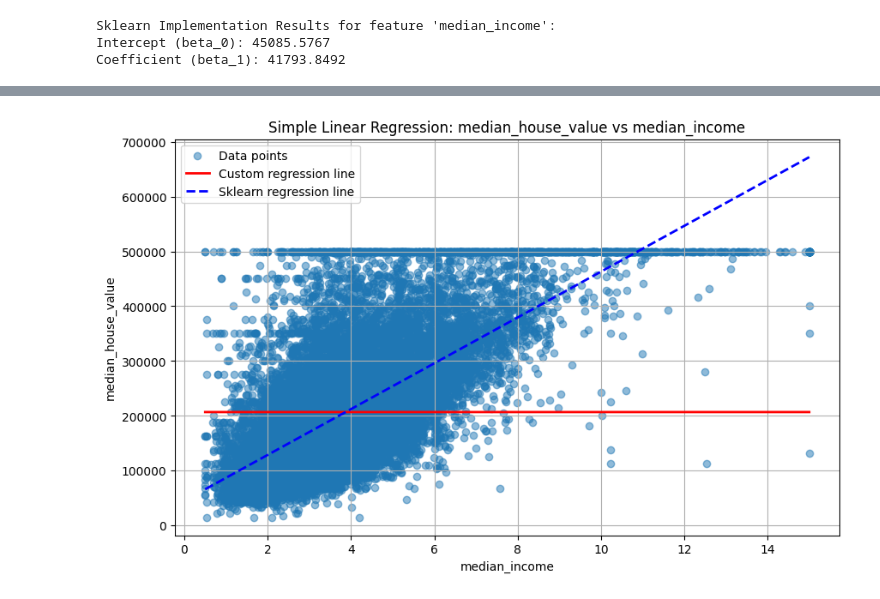
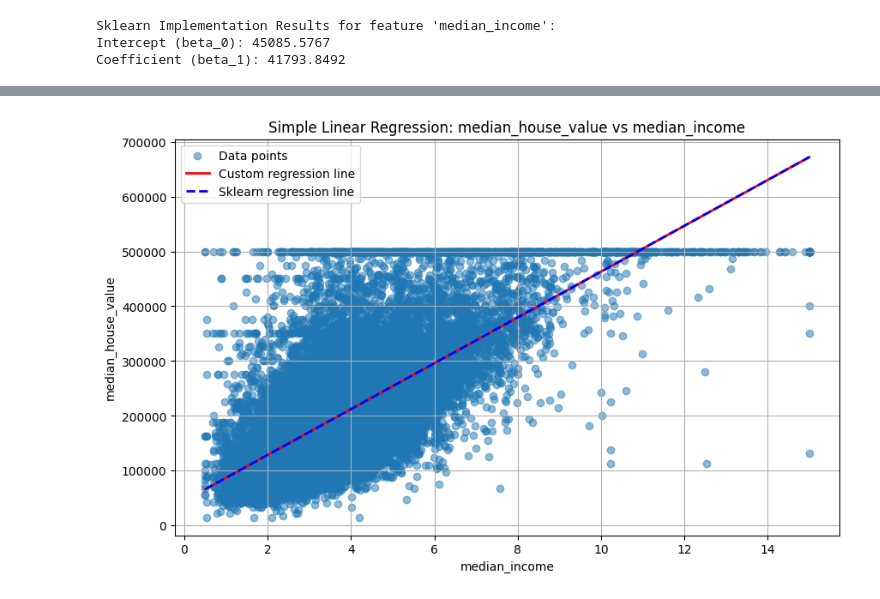
Before and after one commit to ShambaC/CU-MSC-DS-SEM4, a Jupyter notebook: Assignment 3/simple.ipynb, the cells around one changed output, grey strips where cells are left out. Cells and saved outputs as stored; diff of their text form; code cells hidden in the pictures.

Commit message:
Changed fit method to gradient descent

```diff
--- a/Assignment 3/simple.ipynb
+++ b/Assignment 3/simple.ipynb
@@ -85,7 +107,8 @@ feature_name = 'median_income'
 X = housing[[feature_name]]
 y = housing['median_house_value']
 
-slr = SimpleLinearRegression()
+# Initialize and fit the custom linear regression model with gradient descent
+slr = SimpleLinearRegression(learning_rate=0.01, iterations=10000)
 slr.fit(X, y)
 
 # Print the results
@@ -128,27 +151,29 @@ Coefficient (beta_1) -0.0000         41793.8492      41793.84920190
 # %%
 # Visualize the regression line
 plt.figure(figsize=(10, 6))
 
 # Scatter plot of the data
 plt.scatter(X, y, alpha=0.5, label='Data points')
 
-# Sort X for smooth line plotting
-X_sorted = np.sort(X.values, axis=0)
+# Set up the x values for the regression line
+x_min = X.values.min()
+x_max = X.values.max()
+x_line = np.array([x_min, x_max])
 
 # Custom implementation regression line
-y_pred_custom = slr.predict(X_sorted)
-plt.plot(X_sorted, y_pred_custom, color='red', linewidth=2, label='Custom regression line')
+y_line_custom = slr.intercept_ + slr.coef_[0] * x_line
+plt.plot(x_line, y_line_custom, color='red', linewidth=2, label='Custom regression line')
 
 # Sklearn implementation regression line
-y_pred_sklearn = sklearn_slr.predict(X_sorted)
-plt.plot(X_sorted, y_pred_sklearn, color='blue', linewidth=2, linestyle='--', label='Sklearn regression line')
+y_line_sklearn = sklearn_slr.intercept_ + sklearn_slr.coef_[0] * x_line
+plt.plot(x_line, y_line_sklearn, color='blue', linewidth=2, linestyle='--', label='Sklearn regression line')
 
 # Add labels and title
 plt.xlabel(feature_name)
 plt.ylabel('median_house_value')
 plt.title(f'Simple Linear Regression: median_house_value vs {feature_name}')
 plt.legend()
 plt.grid(True)
 plt.show()
 # %% [output]
-[figure, old version]
+[figure, new version]
```
Also changed, not shown: parts of 4 cells of this notebook.
